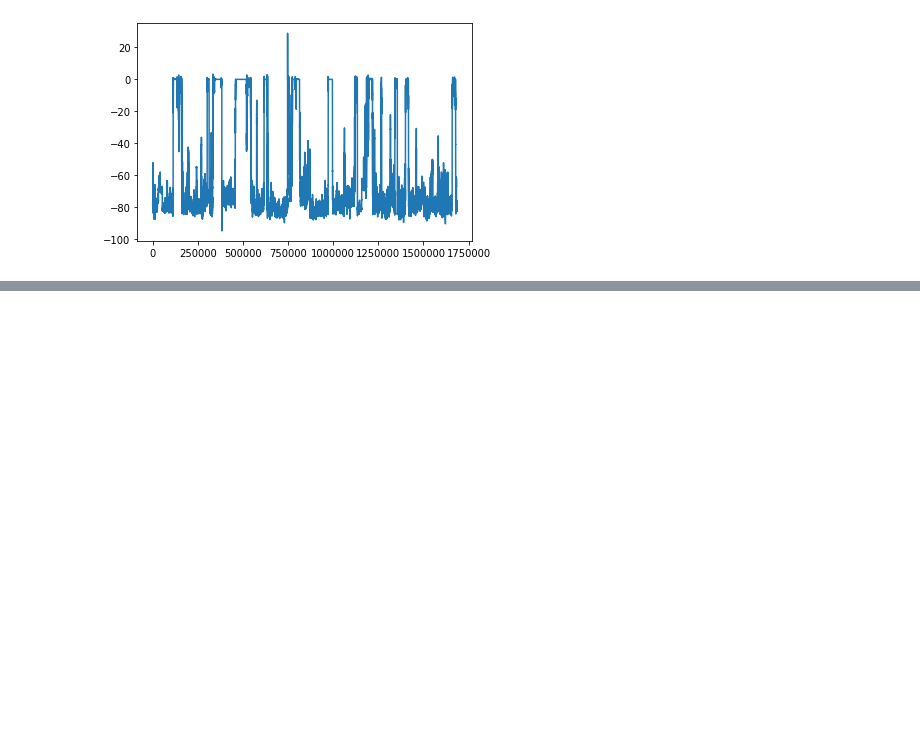
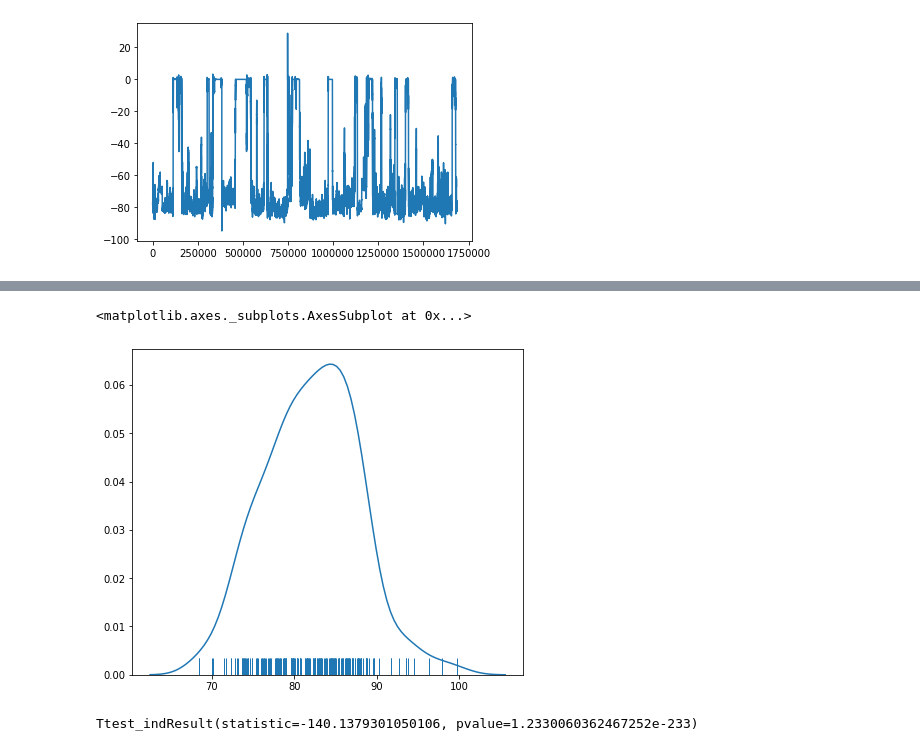
Before and after one commit to UNCG-CSE/Volvo_Truck_Analytics, a Jupyter notebook: src/Truck2GpsVsWheelBased.ipynb, the cells around one changed output, grey strips where cells are left out. Drawn from its saved outputs; the diff is of its cells as text; code cells hidden in the pictures; blank space fills up the shorter version.

```diff
--- a/src/Truck2GpsVsWheelBased.ipynb
+++ b/src/Truck2GpsVsWheelBased.ipynb
@@ -152,0 +171,22 @@ As the data is apparently faulty and the change is so visually significant on th
+# %%
+# Create empty list for point estimates.
+pointEstimatesWheel = []
+
+# Runs through Wheel-Based Vehicle Speed to get 200 samples, each of size 50.
+for x in range(200):
+    sample = np.random.choice(a = truckTwoDf['WheelBasedVehicleSpeed'], size=50)
+    pointEstimatesWheel.append(sample.mean())
+
+# Set up distribution graph size.
+f, ax = plt.subplots(figsize=(7, 6))
+
+# Plot post-CLT distribution of Wheel-Based Vehicle Speed.
+meansOfWheel = sns.distplot(pointEstimatesWheel, hist=False, rug=True); # Plot sample mean density
+meansOfWheel
+# %% [output]
+<matplotlib.axes._subplots.AxesSubplot at 0x...>
+[figure, added]
+# %%
+stats.ttest_ind(a = pointEstimatesGPS, b = pointEstimatesWheel, equal_var = False)
+# %% [output]
+Ttest_indResult(statistic=-140.1379301050106, pvalue=1.2330060362467252e-233)
```
Also changed, not shown: parts of 3 cells of this notebook.
